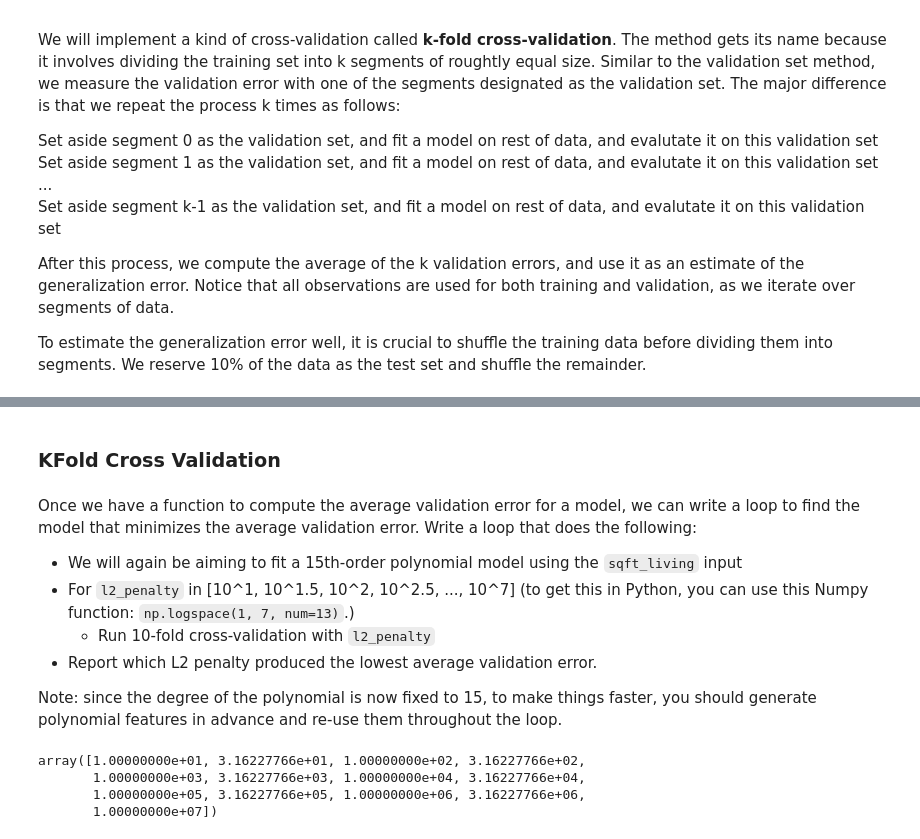
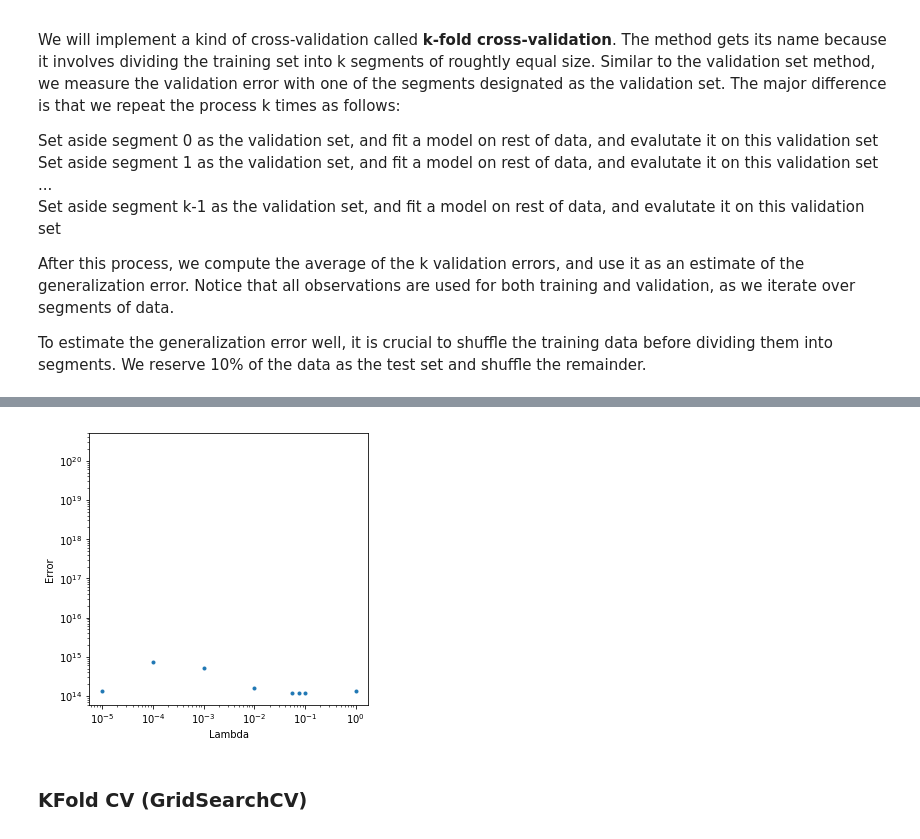
Before and after one commit to Tinsae/Machine-Learning-Projects, a Jupyter notebook: 2. Regression/4-ridge-regression-assignment-1(Standard Packages).ipynb, the cells around one changed output, grey strips where cells are left out. Saved outputs shown, nothing was run; the diff lists cells and outputs as text; code cells hidden in the pictures.

Commit message:
test error improvedgit add .

```diff
--- a/2. Regression/4-ridge-regression-assignment-1(Standard Packages).ipynb
+++ b/2. Regression/4-ridge-regression-assignment-1(Standard Packages).ipynb
@@ -232,7 +235,7 @@ y_test = test['price']
 # %%
-# from sklearn.model_selection import train_test_split
-# X = sales['sqft_living']
-# y = sales['price']
-# # obtain 10% test data and remaining 90%
-# X_train_valid, X_test, y_train_valid, y_test = train_test_split(X, y, train_size = 0.9 , test_size=0.1, shuffle=True)
-# X_train_valid.head()
+from sklearn.model_selection import train_test_split
+X = sales['sqft_living']
+y = sales['price']
+# obtain 10% test data and remaining 90%
+X_train_valid, X_test, y_train_valid, y_test = train_test_split(X, y, train_size = 0.9 , test_size=0.1, shuffle=True)
+X_train_valid.head()
@@ -265,2 +341,18 @@ print(n)
+# %%
+# Plot the l2_penalty values in the x axis and the cross-validation error in the y axis.
+# Using plt.xscale('log') will make your plot more intuitive.
+import matplotlib.pyplot as plt
+%matplotlib inline
+fig = plt.figure(figsize=(5,5))
+plt.xscale('log')
+plt.yscale('log')
+#plt.axis([0, 10, 0, 20])
+plt.xlabel("Lambda")
+plt.ylabel("Error")
+plt.plot(alphas,errors,'.')
+plt.show()
+#look at the sweet spot (lamda=1e3)
+# %% [output]
+[figure, added]
 # %% [markdown]
-### KFold Cross Validation
+### KFold CV (GridSearchCV)
@@ -291,17 +358,0 @@ def k_fold_cross_validation(k, l2_penalty, X, y):
-# %% [markdown]
-Once we have a function to compute the average validation error for a model, we can write a loop to find the model that minimizes the average validation error. Write a loop that does the following:
-* We will again be aiming to fit a 15th-order polynomial model using the `sqft_living` input
-* For `l2_penalty` in [10^1, 10^1.5, 10^2, 10^2.5, ..., 10^7] (to get this in Python, you can use this Numpy function: `np.logspace(1, 7, num=13)`.)
-    * Run 10-fold cross-validation with `l2_penalty`
-* Report which L2 penalty produced the lowest average validation error.
-
-Note: since the degree of the polynomial is now fixed to 15, to make things faster, you should generate polynomial features in advance and re-use them throughout the loop.
-# %%
-#how logspace works?
-import numpy as np
-np.logspace(1, 7, num=13)
-# %% [output]
-array([1.00000000e+01, 3.16227766e+01, 1.00000000e+02, 3.16227766e+02,
-       1.00000000e+03, 3.16227766e+03, 1.00000000e+04, 3.16227766e+04,
-       1.00000000e+05, 3.16227766e+05, 1.00000000e+06, 3.16227766e+06,
-       1.00000000e+07])
```
Also changed, not shown: parts of 32 cells of this notebook.
